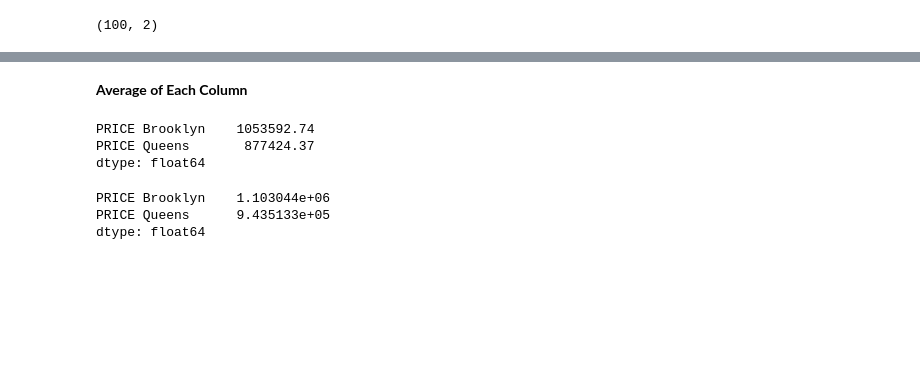
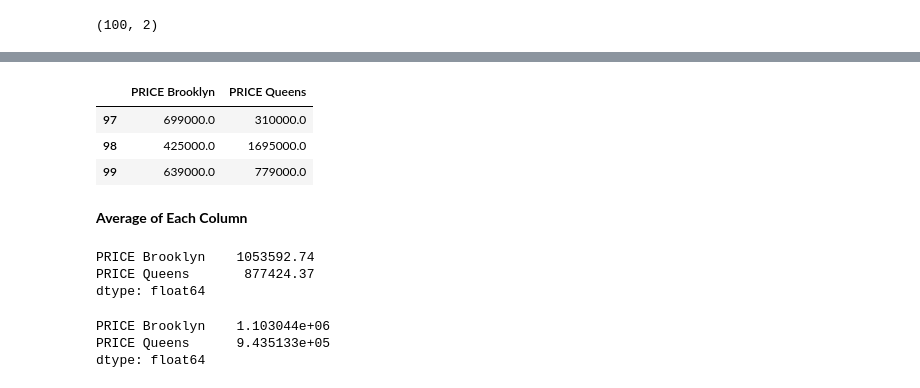
Before and after one commit to rhiats/Redfin-T-Test, a Jupyter notebook: Redfin_T_test.ipynb, the cells around one changed output, grey strips where cells are left out. Saved outputs shown, nothing was run; the diff lists cells and outputs as text; code cells hidden in the pictures; blank space fills up the shorter version.

```diff
--- a/Redfin_T_test.ipynb
+++ b/Redfin_T_test.ipynb
@@ -54,3 +65,10 @@ sample_df.to_csv("/content/drive/MyDrive/Data Analytics/ImplementingScientificDe
+# %%
+sample_df.tail(3)
+# %% [output]
+|  | PRICE Brooklyn | PRICE Queens |
+| 97 | 699000.0 | 310000.0 |
+| 98 | 425000.0 | 1695000.0 |
+| 99 | 639000.0 | 779000.0 |
 # %% [markdown]
 **Average of Each Column**
 # %%
```
Also changed, not shown: parts of 5 cells of this notebook.
